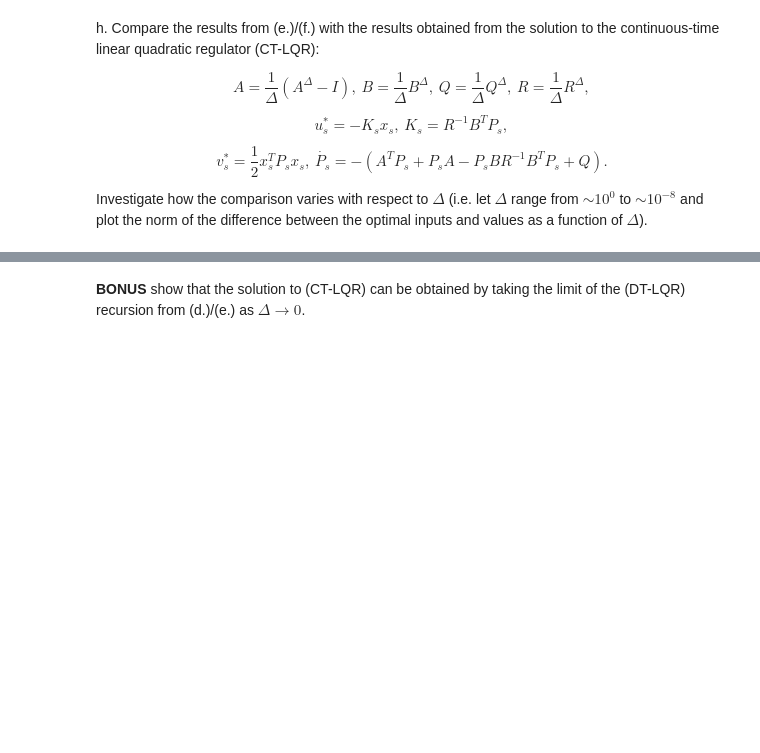
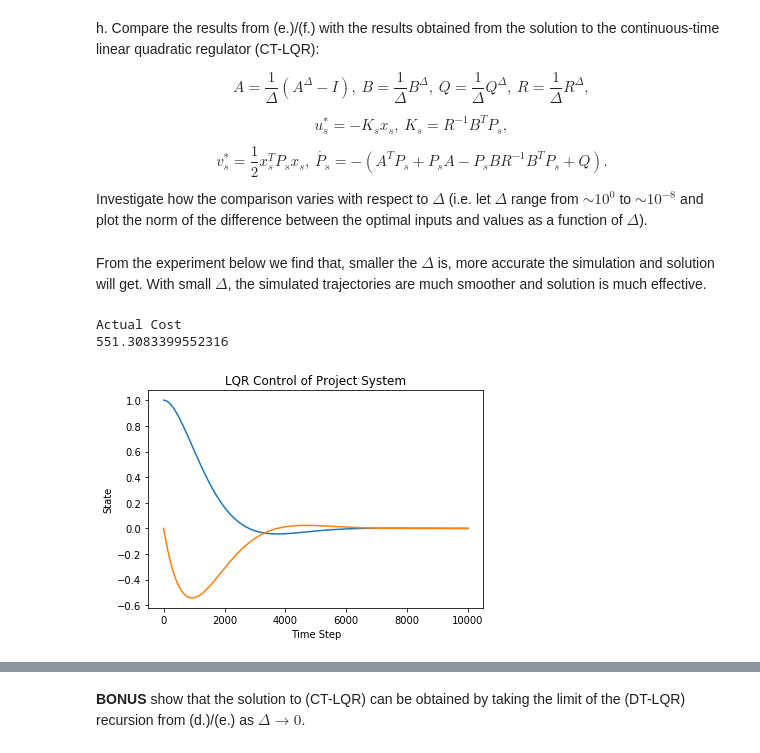
Before and after one commit to bolingy/Opt_ML_Ctrl, a Jupyter notebook: hw1.ipynb, the cells around one changed output, grey strips where cells are left out. Drawn from its saved outputs; the diff is of its cells as text; code cells hidden in the pictures; blank space fills up the shorter version.

```diff
--- a/hw1.ipynb
+++ b/hw1.ipynb
@@ -404,3 +404,52 @@ $$u^*_s = - K_s x_s,\ K_s = R^{-1} B^T P_s,$$
 $$v^*_s = \frac{1}{2} x_s^T P_s x_s,\ \dot{P_s} = -(A^T P_s + P_s A - P_s B R^{-1} B^T P_s + Q).$$
 
 Investigate how the comparison varies with respect to $\Delta$ (i.e. let $\Delta$ range from $\sim 10^0$ to $\sim 10^{-8}$ and plot the norm of the difference between the optimal inputs and values as a function of $\Delta$).
+# %% [markdown]
+From the experiment below we find that, smaller the $\Delta$ is, more accurate the simulation and solution will get. With small $\Delta$, the simulated trajectories are much smoother and solution is much effective.
+# %%
+def tvCTLQR(A,B,Q,R,Pt,tf,dt=1e-2):
+    t_ = 0.0
+    K = []
+    P = []
+    while t_ < tf:
+        P_ = sla.solve_continuous_are(A(tri, k, b, q, r),B(tri, k, b, q, r),Q(tri, k, b, q, r),R(tri, k, b, q, r))
+        K_ = np.dot(la.inv(R(tri, k, b, q, r )), np.dot(B(tri, k, b, q, r ).T,P_))
+        K.append(K_)
+        P.append(P_)
+        t_ += dt
+    K_ = np.dot(la.inv(R(tri, k, b, q, r )), np.dot(B(tri, k, b, q, r ).T,Pt))
+    K.append(K_)
+    P.append(Pt)
+    return np.asarray(K),np.asarray(P)
+
+Ac = lambda tri, k, b, q, r : 1/tri * (A(tri, k, b, q, r) - np.identity(2))
+Bc = lambda tri, k, b, q, r : 1/tri * B(tri, k, b, q, r)
+Qc = lambda tri, k, b, q, r : 1/tri * Q(tri, k, b, q, r)
+Rc = lambda tri, k, b, q, r : 1/tri * R(tri, k, b, q, r)
+
+x0 = np.asarray([1.0,0.0])
+tf = 10
+dt = 1e-3
+K,P = tvCTLQR(Ac,Bc,Qc,Rc,Pt,tf,dt = dt)
+# %%
+def u_c(t,x):
+    return -np.dot(K[int(t/dt)],x)
+
+def fc(t,x,u):
+    return np.dot(Ac(tri, k, b, q, r),x) + np.dot(Bc(tri, k, b, q, r),u)
+
+t_spring,x_spring,u_spring = forward_euler(f=fc,t=tf,x=x0,utx=u_c,dt=dt,return_u=True)
+u_spring = np.append(u_spring,[0.0])
+
+print ('Actual Cost')
+print (springMassCost(x_spring,u_spring))
+plt.plot(x_spring[:,0])
+plt.plot(x_spring[:,1])
+plt.title('LQR Control of Project System')
+plt.xlabel('Time Step')
+plt.ylabel('State')
+plt.show()
+# %% [output]
+Actual Cost
+551.3083399552316
+[figure, added]
```
Also changed, not shown: parts of 12 cells of this notebook, 1 other file.
